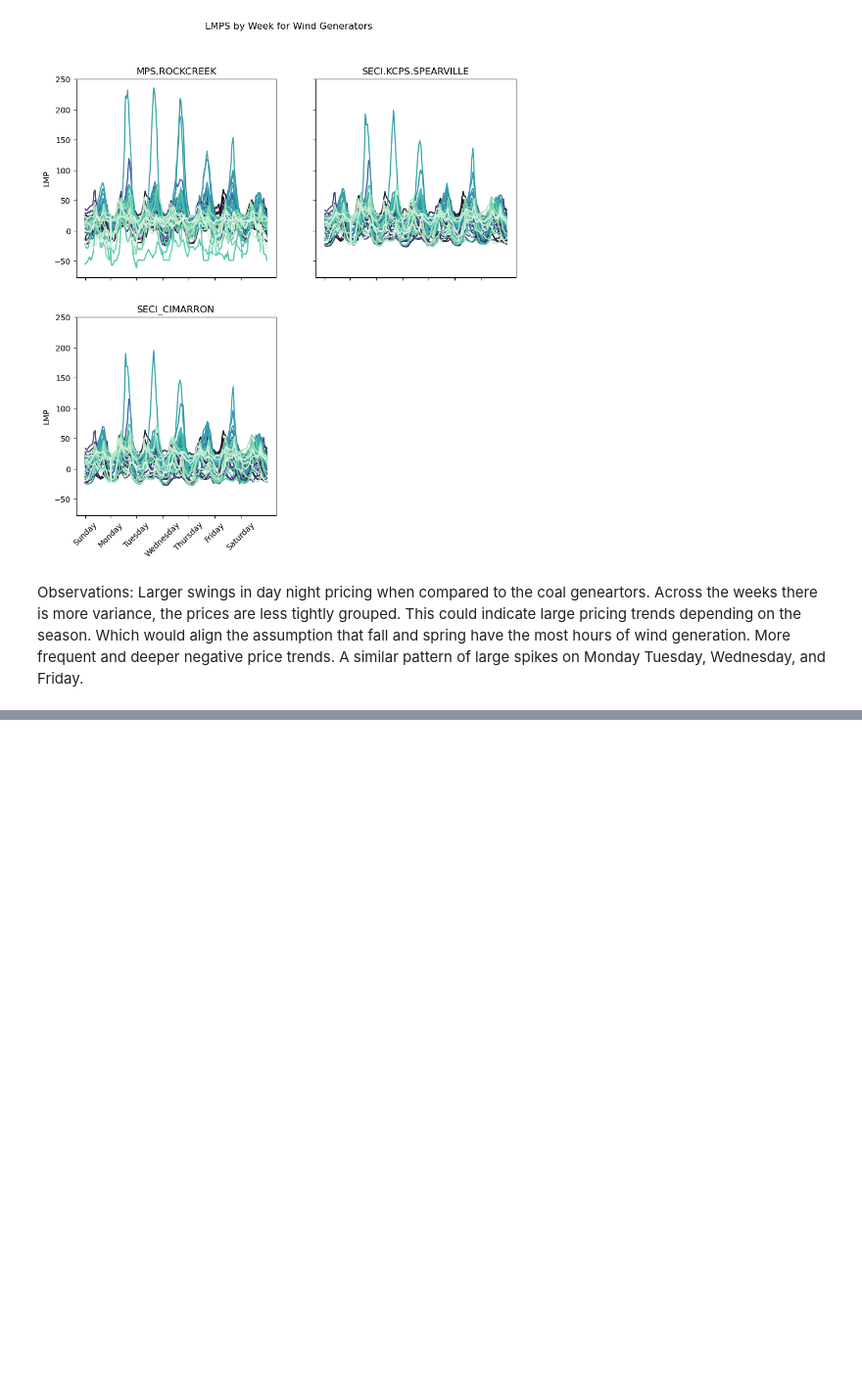
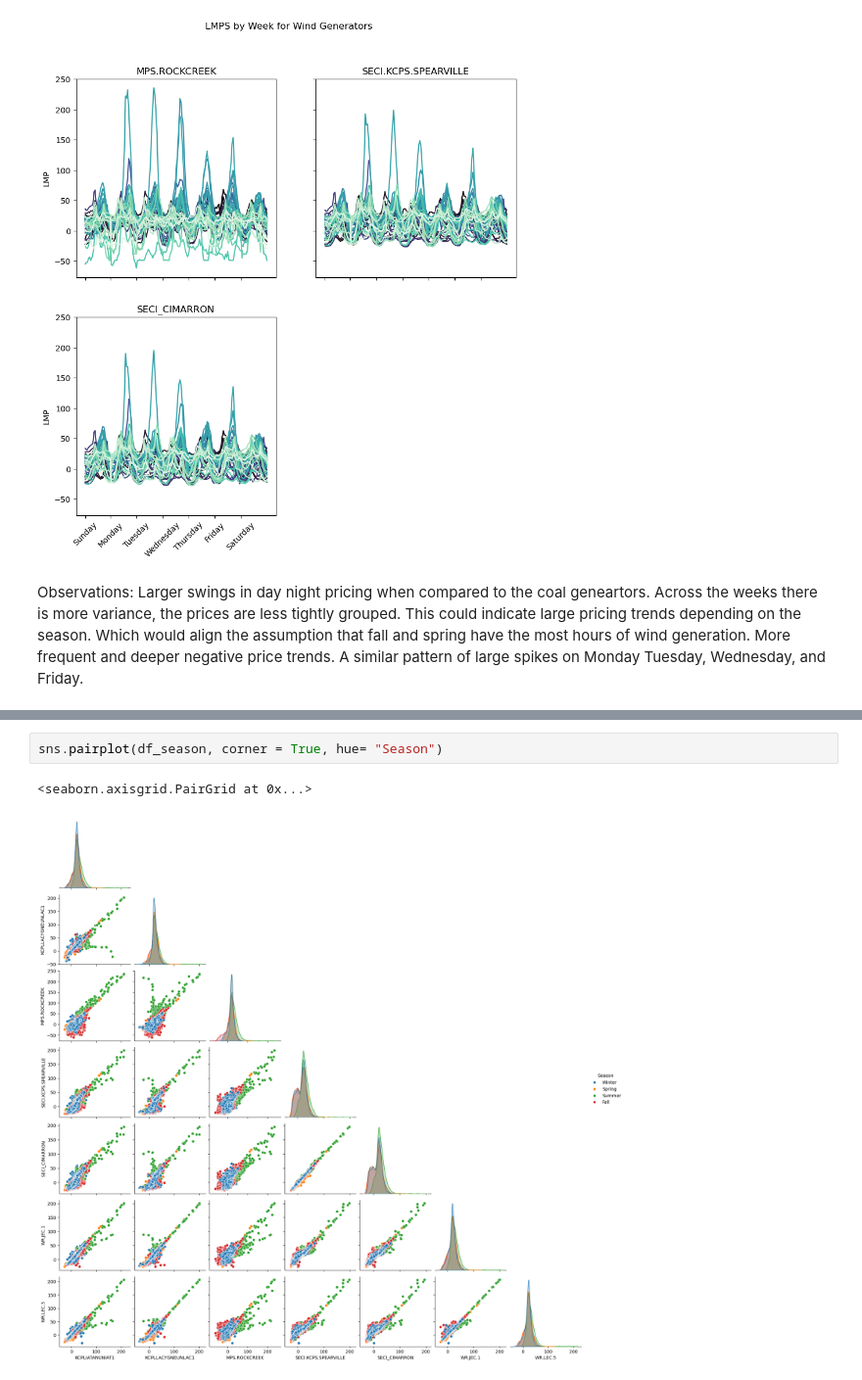
Before and after one commit to maxwellgriffith345/SPPPrices, a Jupyter notebook: SPPPriceSandBox.ipynb, the cells around one changed output, grey strips where cells are left out. Shown at 98% size. Drawn from its saved outputs; the diff is of its cells as text; blank space fills up the shorter version.

```diff
--- a/SPPPriceSandBox.ipynb
+++ b/SPPPriceSandBox.ipynb
@@ -295,0 +341,5 @@ Observations: Larger swings in day night pricing when compared to the coal genea
+# %%
+sns.pairplot(df_season, corner = True, hue= "Season")
+# %% [output]
+<seaborn.axisgrid.PairGrid at 0x...>
+[figure, added]
```
Also changed, not shown: parts of 13 cells of this notebook.
